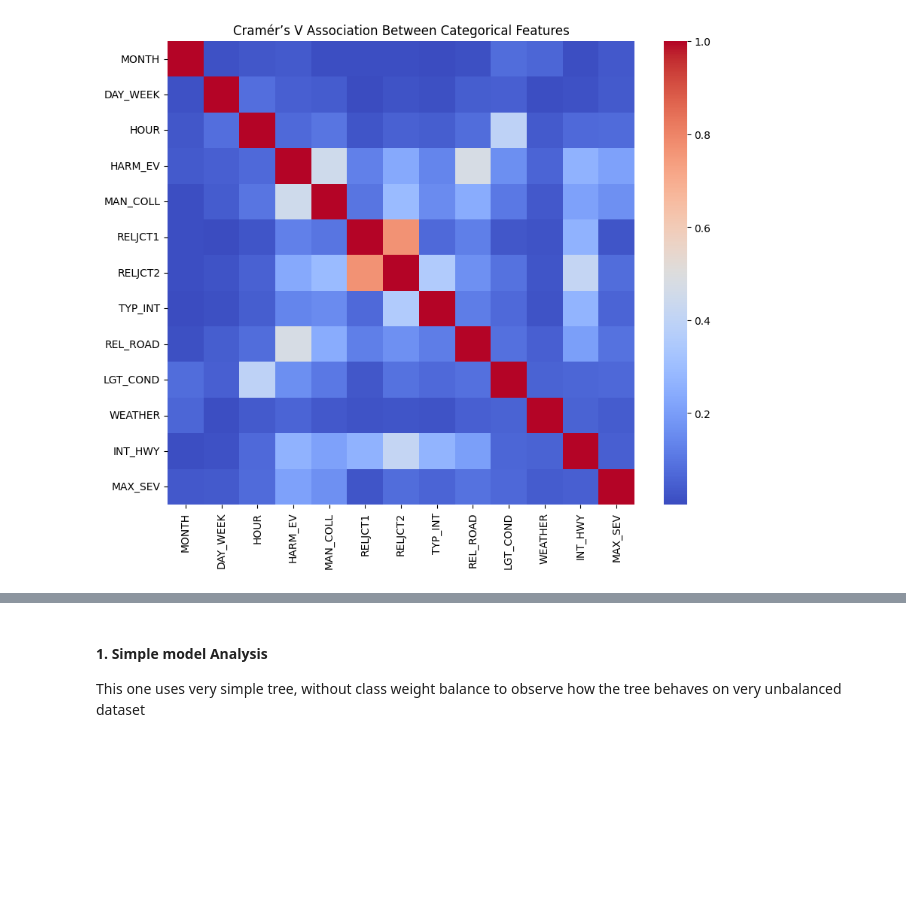
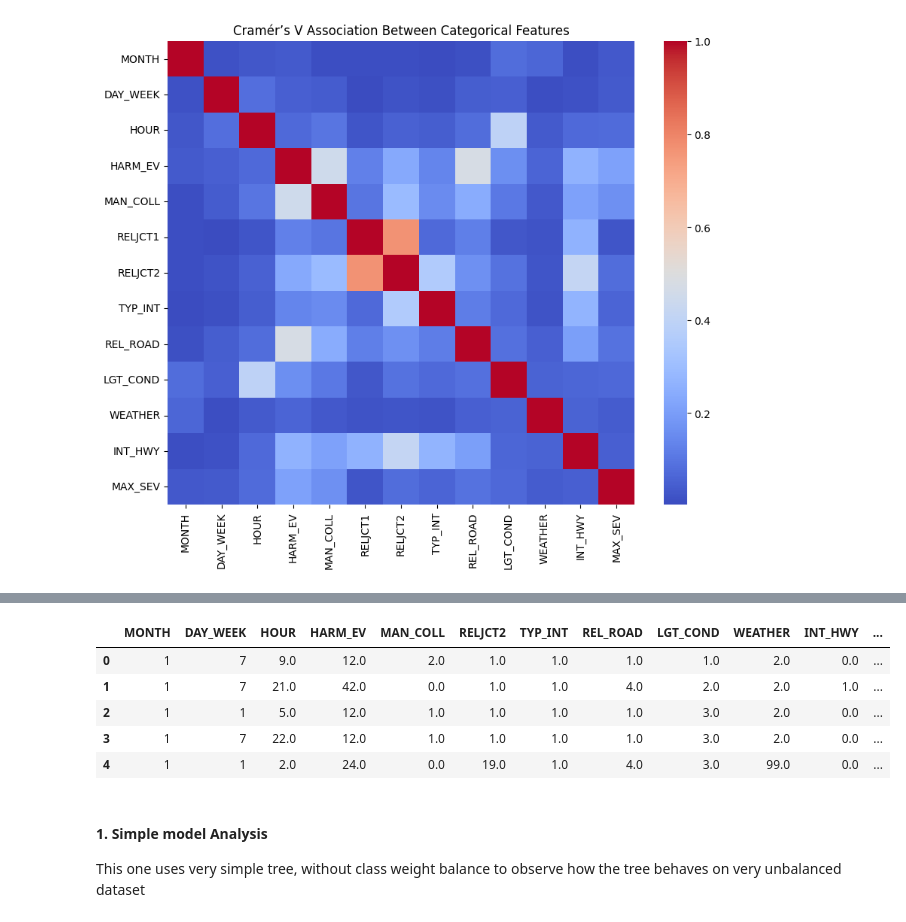
Before and after one commit to emmab0118/Data_Miners, a Jupyter notebook: demo.ipynb, the cells around one changed output, grey strips where cells are left out. Saved outputs shown, nothing was run; the diff lists cells and outputs as text; code cells hidden in the pictures; blank space fills up the shorter version.

```diff
--- a/demo.ipynb
+++ b/demo.ipynb
@@ -335,3 +343,12 @@ df = df.drop(columns='RELJCT1')
+# %%
+df.head(5)
+# %% [output]
+|  | MONTH | DAY_WEEK | HOUR | HARM_EV | MAN_COLL | RELJCT2 | TYP_INT | REL_ROAD | LGT_COND | WEATHER | INT_HWY | ... |
+| 0 | 1 | 7 | 9.0 | 12.0 | 2.0 | 1.0 | 1.0 | 1.0 | 1.0 | 2.0 | 0.0 | ... |
+| 1 | 1 | 7 | 21.0 | 42.0 | 0.0 | 1.0 | 1.0 | 4.0 | 2.0 | 2.0 | 1.0 | ... |
+| 2 | 1 | 1 | 5.0 | 12.0 | 1.0 | 1.0 | 1.0 | 1.0 | 3.0 | 2.0 | 0.0 | ... |
+| 3 | 1 | 7 | 22.0 | 12.0 | 1.0 | 1.0 | 1.0 | 1.0 | 3.0 | 2.0 | 0.0 | ... |
+| 4 | 1 | 1 | 2.0 | 24.0 | 0.0 | 19.0 | 1.0 | 4.0 | 3.0 | 99.0 | 0.0 | ... |
 # %%
 from sklearn.model_selection import train_test_split
 X = df.drop(columns=['MAX_SEV'])
```
Also changed, not shown: parts of 18 cells of this notebook, 1 other file.
